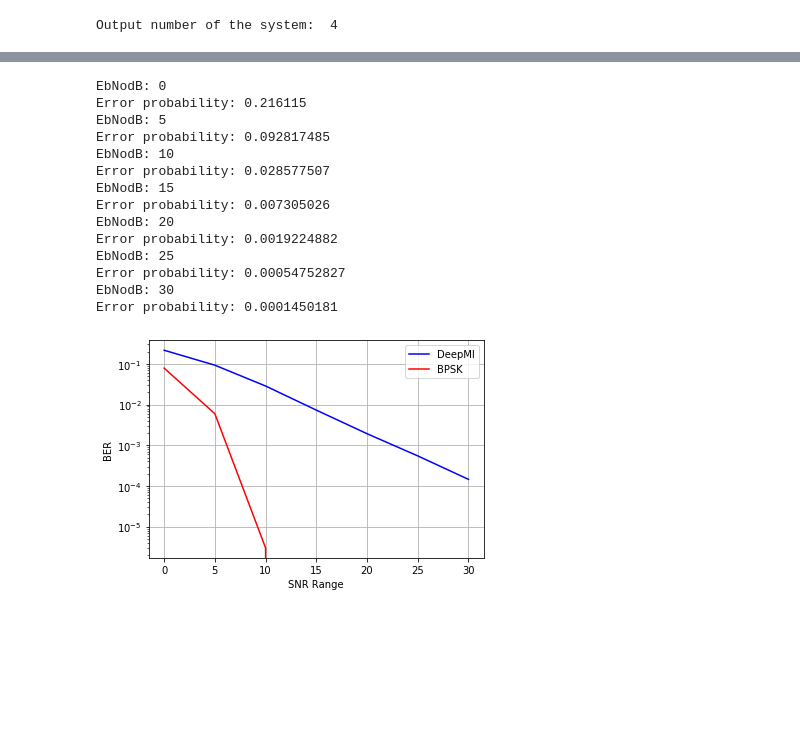
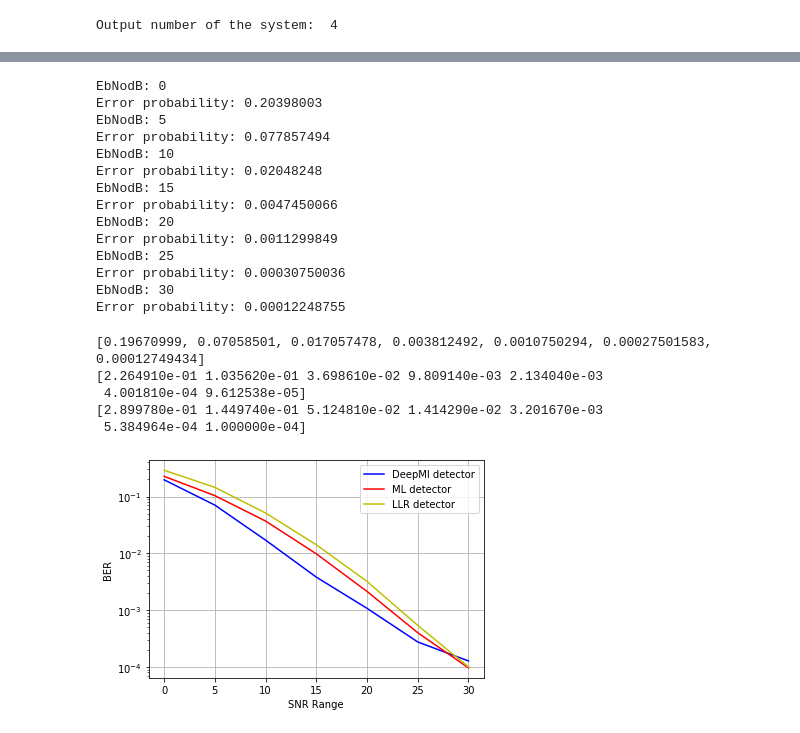
Before and after one commit to liuyuchen777/DET_Final, a Jupyter notebook: DeepIM.ipynb, the cells around one changed output, grey strips where cells are left out. Cells and saved outputs as stored; diff of their text form; code cells hidden in the pictures; blank space fills up the shorter version.

```diff
--- a/DeepIM.ipynb
+++ b/DeepIM.ipynb
@@ -21,7 +23,7 @@ K = 1 # number of active sub-carriers
 M = 4 # M-ary modulation order
 SNRdb = 10 # Training SNR
 
-traing_epochs = 10
+traing_epochs = 1000
 l_rate = 0.001
 total_batch = 20 # number of batches per epoch
 batch_size = 1000
@@ -191,7 +218,7 @@ SNR= 30 BER: 0.0019775033
 # %%
+# BPSK AWGN channel BER performance
 from numpy import sqrt
 from numpy.random import rand, randn
-import matplotlib.pyplot as plt
 
 N = 5000000
 EbNodB_range = range(0,35,5)
@@ -214,30 +241,47 @@ for n in range (0, itr):
     print("Error probability:", ber[n])
 # %% [output]
 EbNodB: 0
-Error probability: 0.216115
+Error probability: 0.20398003
 EbNodB: 5
-Error probability: 0.092817485
+Error probability: 0.077857494
 EbNodB: 10
-Error probability: 0.028577507
+Error probability: 0.02048248
 EbNodB: 15
-Error probability: 0.007305026
+Error probability: 0.0047450066
 EbNodB: 20
-Error probability: 0.0019224882
+Error probability: 0.0011299849
 EbNodB: 25
-Error probability: 0.00054752827
+Error probability: 0.00030750036
 EbNodB: 30
-Error probability: 0.0001450181
+Error probability: 0.00012248755
+# %%
+# ML detectors
+ber3 = np.array([0.226491,0.103562,0.0369861,0.00980914,0.00213404,4.001810e-004,9.612538e-005])
+# LLR detectors
+ber4 = np.array([0.289978,0.144974,0.0512481,0.0141429,0.00320167,5.384964e-004,1.000000e-004])
+
+print(ber)
+# print(ber2)
+print(ber3)
+print(ber4)
+# %% [output]
+[0.19670999, 0.07058501, 0.017057478, 0.003812492, 0.0010750294, 0.00027501583, 0.00012749434]
+[2.264910e-01 1.035620e-01 3.698610e-02 9.809140e-03 2.134040e-03
+ 4.001810e-04 9.612538e-05]
+[2.899780e-01 1.449740e-01 5.124810e-02 1.414290e-02 3.201670e-03
+ 5.384964e-04 1.000000e-04]
 # %%
 import matplotlib.pyplot as plt
-plt.plot(EbNodB_range,ber,'b',label='DeepMI')
-plt.plot(EbNodB_range,ber2,'r',label='BPSK')
+plt.plot(EbNodB_range,ber,'b',label='DeepMI detector')
+plt.plot(EbNodB_range,ber3,'r',label='ML detector')
+plt.plot(EbNodB_range,ber4,'y',label='LLR detector')
 # plt.plot(list(EbNodB_range), ber_theory, 'ro-',label='BPSK BER')
 plt.yscale('log')
 plt.xlabel('SNR Range')
 plt.ylabel('BER')
 plt.legend(loc='upper right',ncol = 1)
 plt.grid()
 #plt.savefig('DL_Detection_IM_BER_matplotlib')
 plt.show()
 # %% [output]
-[figure, old version]
+[figure, new version]
```
Also changed, not shown: parts of 5 cells of this notebook.
